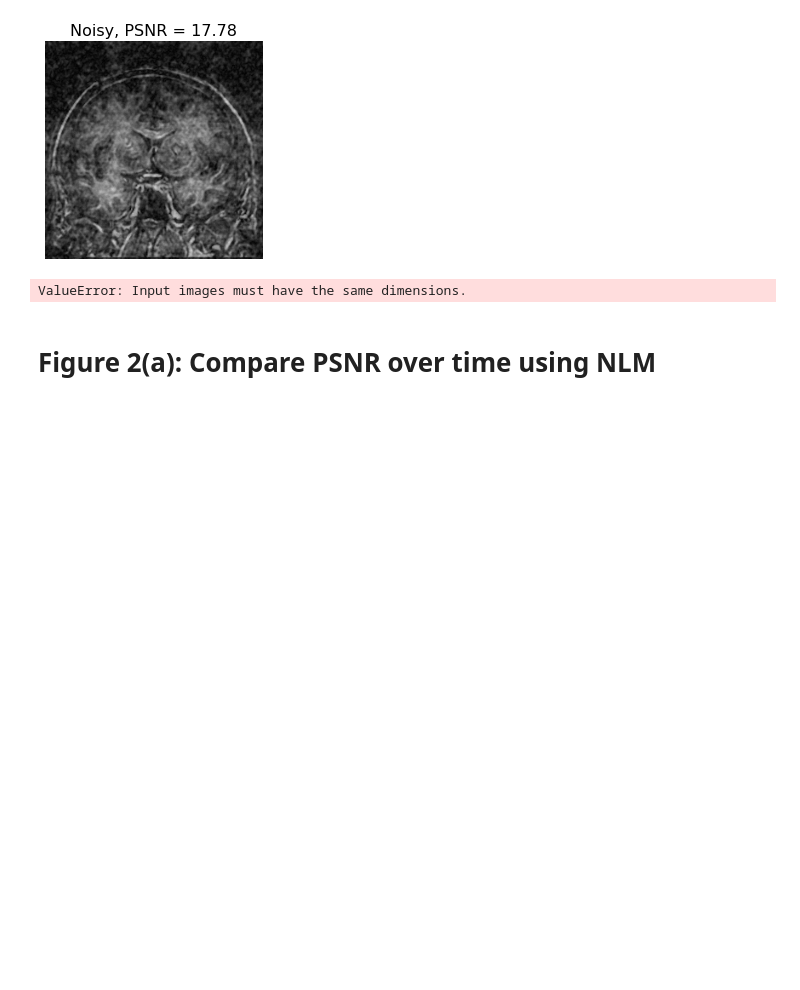
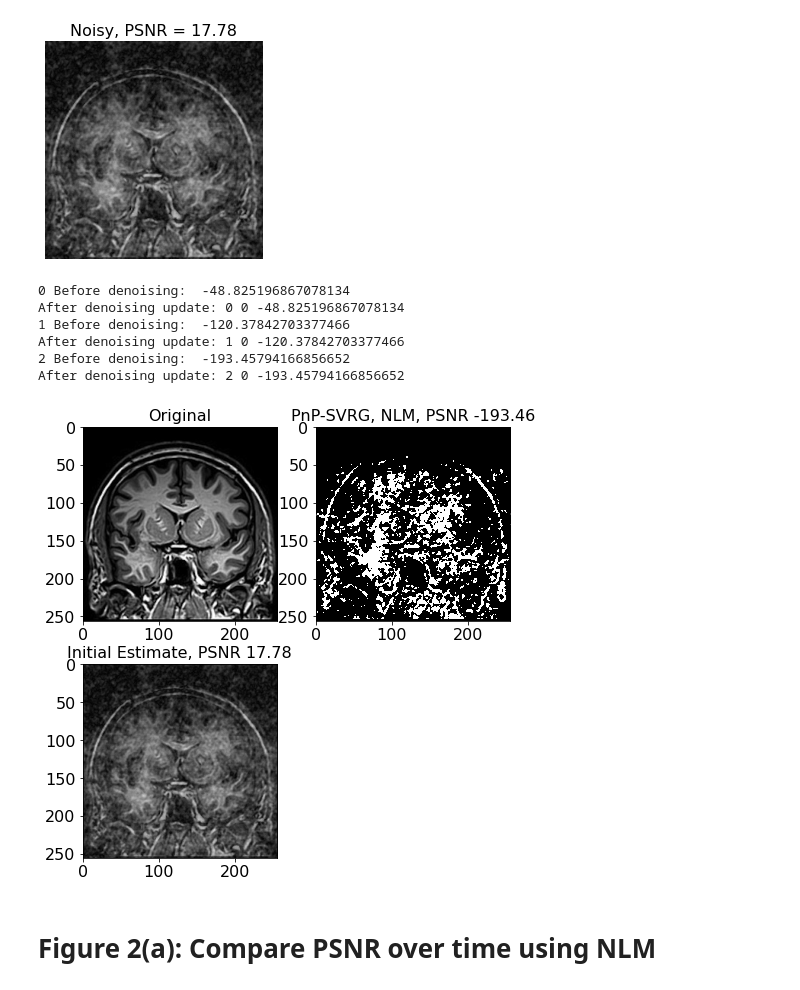
Before and after one commit to vmonardo/pnp-svrg, a Jupyter notebook: create_paper_figures_csmri.ipynb, the cells around one changed output. Cells and saved outputs as stored; diff of their text form; code cells hidden in the pictures; blank space fills up the shorter version.

```diff
--- a/create_paper_figures_csmri.ipynb
+++ b/create_paper_figures_csmri.ipynb
@@ -43,40 +43,47 @@ psnr_display(img_path='./data/Set12/13.png', output=main_problem.Xinit.reshape(h
 # %%
 np.random.seed(0)
 from denoisers.NLM import NLMDenoiser
-denoiser = NLMDenoiser()
-z_SVRG_1, time_SVRG_1, psnr_SVRG_1, zs_SVRG = pnp_svrg(main_problem, denoiser=denoiser, eta=2500, tt=200, T2=20, mini_batch_size=2000, verbose=True)
+denoiser = NLMDenoiser(filter_size=0.015, patch_size=4, patch_distance=5)
+z, time_per_iter, psnr_per_iter, zs, gradient_time, denoise_time = pnp_svrg(main_problem, denoiser=denoiser, eta=2500, tt=1, T2=1, mini_batch_size=2000, verbose=True)
 # %% [output]
-ValueError: Input images must have the same dimensions.
+0 Before denoising:  -48.825196867078134
+After denoising update: 0 0 -48.825196867078134
+1 Before denoising:  -120.37842703377466
+After denoising update: 1 0 -120.37842703377466
+2 Before denoising:  -193.45794166856652
+After denoising update: 2 0 -193.45794166856652
 # %%
 import matplotlib.gridspec as gridspec
 
 length_x_axis = 50
 length_y_axis = 50
 
 rows  = 2
 columns = 4
 
 fig_height = 8.
 
 height = length_y_axis * rows
 width = length_x_axis  * columns
 
 plot_aspect_ratio= float(width)/float(height)
 
 fig = plt.figure(figsize=(fig_height  * plot_aspect_ratio, fig_height ))
 gs = gridspec.GridSpec(2, 4, wspace=0.2, hspace=0.2)
 
 ax1 = plt.subplot(gs[0, 0])
-ax1.imshow(main_problem.X, cmap='gray', vmin=0, vmax=1)
+ax1.imshow(main_problem.X.reshape(256,256), cmap='gray', vmin=0, vmax=1)
 ax1.title.set_text('Original')
 
 ax2 = plt.subplot(gs[1, 0])
-ax2.imshow(main_problem.noisy, cmap='gray', vmin=0, vmax=1)
-ax2.title.set_text("Initial Estimate, PSNR %.2f" % peak_signal_noise_ratio(main_problem.X, main_problem.noisy))
+ax2.imshow(main_problem.Xinit.reshape(256,256), cmap='gray', vmin=0, vmax=1)
+ax2.title.set_text("Initial Estimate, PSNR %.2f" % peak_signal_noise_ratio(main_problem.X.reshape(256,256), main_problem.Xinit.reshape(256,256)))
 
 ax3 = plt.subplot(gs[0, 1])
-ax3.imshow(z_SVRG_1, cmap='gray', vmin=0, vmax=1)
-ax3.title.set_text("PnP-SVRG, NLM, PSNR %.2f" % peak_signal_noise_ratio(main_problem.X, z_SVRG_1))
+ax3.imshow(z, cmap='gray', vmin=0, vmax=1)
+ax3.title.set_text("PnP-SVRG, NLM, PSNR %.2f" % peak_signal_noise_ratio(main_problem.X.reshape(256,256), z.reshape(256,256)))
+# %% [output]
+[figure, added]
 # %%
 np.random.seed(0)
 denoiser = NLMDenoiser()
```
Also changed, not shown: 7 other files.
